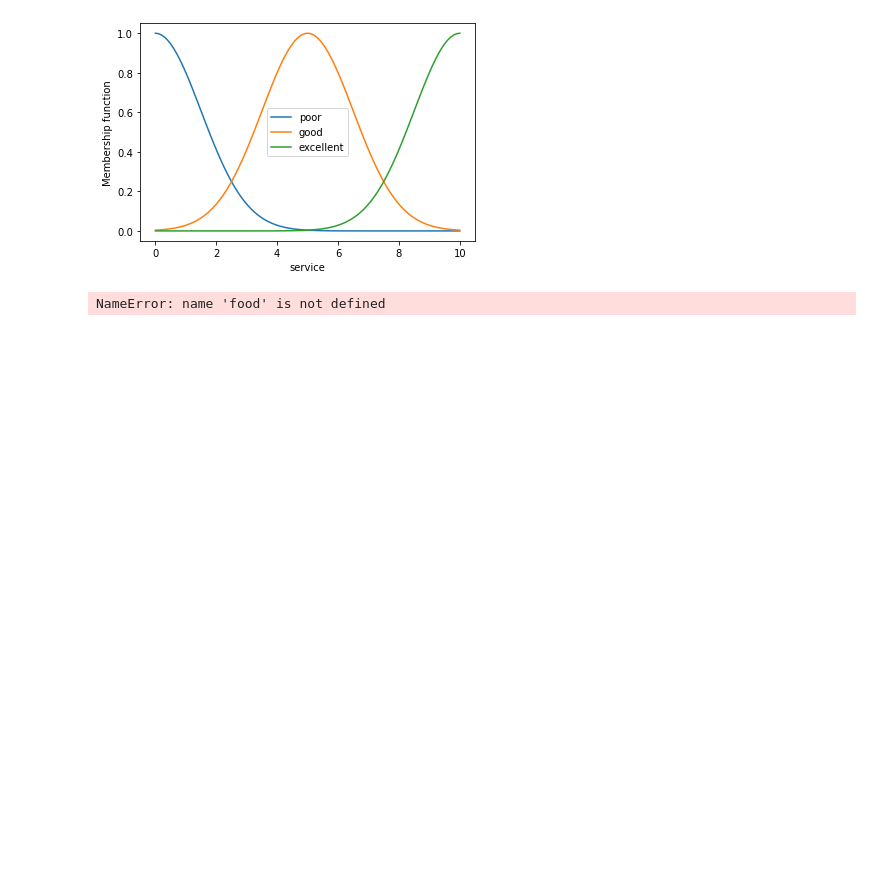
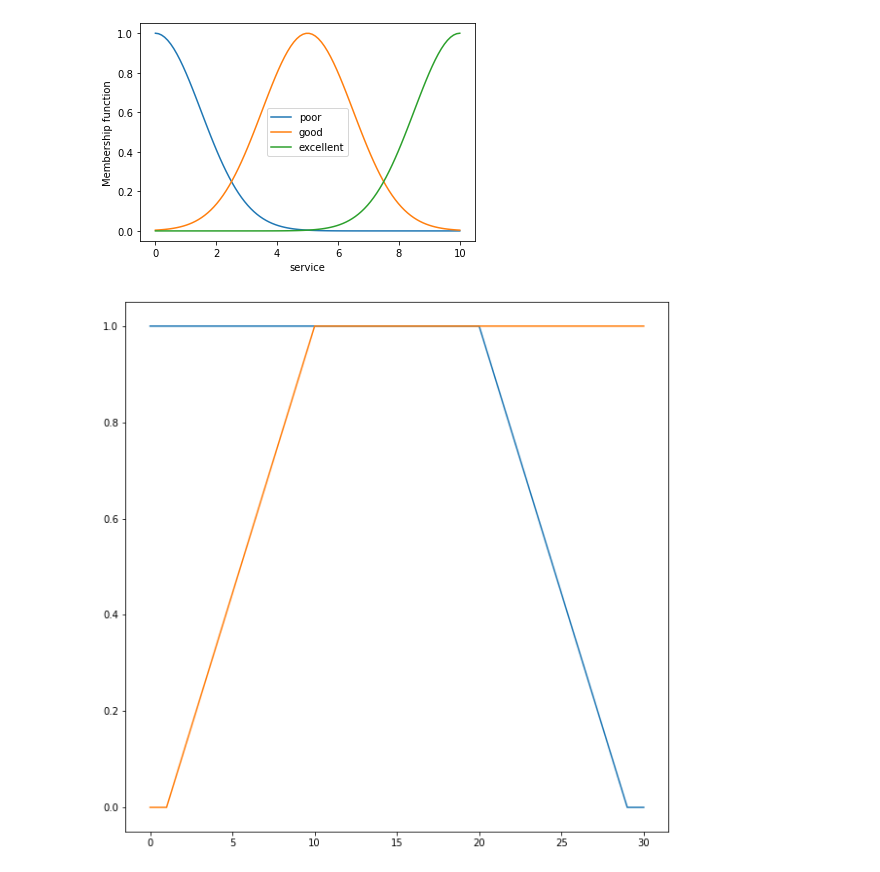
Before and after one commit to christopherkindl/data-to-text-system, a Jupyter notebook: 06_time_series_analysis/Fuzzy logic.ipynb, the cells around one changed output. Cells and saved outputs as stored; diff of their text form; code cells hidden in the pictures; blank space fills up the shorter version.

```diff
--- a/06_time_series_analysis/Fuzzy logic.ipynb
+++ b/06_time_series_analysis/Fuzzy logic.ipynb
@@ -20,7 +20,4 @@ rule_set = [
 ]
 
 
-for rule in rule_set:
-    print(rule)
+rule_set
-# %% [output]
-NameError: name 'food' is not defined
@@ -26,0 +31,10 @@ NameError: name 'food' is not defined
+# %%
+T = Domain("test", 0, 30, res=0.1)
+# %%
+T.up = R(1,10)
+T.down = S(20, 29)
+# %%
+T.down.plot()
+T.up.plot()
+# %% [output]
+[figure, added]
```
Also changed, not shown: parts of 14 cells of this notebook, 1 other file.
